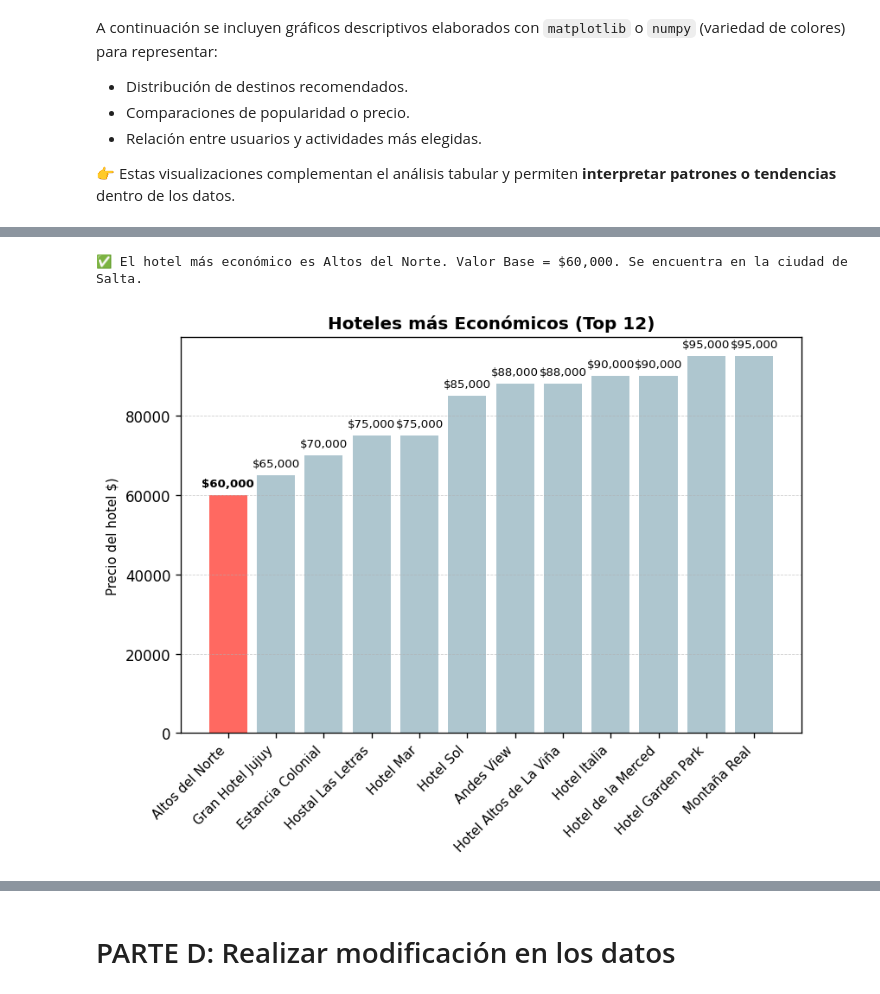
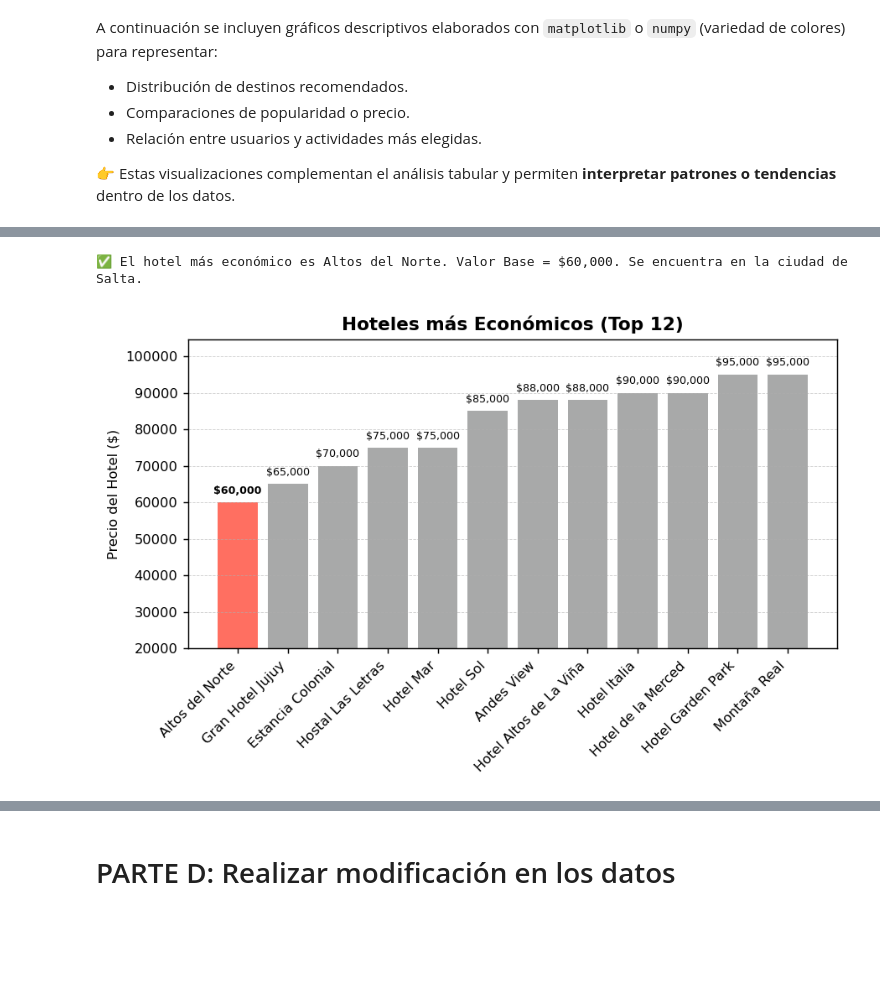
Before and after one commit to Delfina-Gonzalez/Recomendador-de-Viajes-Neo4j-Redis-MongoDB, a Jupyter notebook: notebooks/Trabajo_Integrador.ipynb, the cells around one changed output, grey strips where cells are left out. Saved outputs shown, nothing was run; the diff lists cells and outputs as text; code cells hidden in the pictures; blank space fills up the shorter version.

```diff
--- a/notebooks/Trabajo_Integrador.ipynb
+++ b/notebooks/Trabajo_Integrador.ipynb
@@ -1082,10 +1123,11 @@ if not df_destinos.empty:
 # %%
-
 # ---------- 2) Hotel más barato ----------
 # Buscamos el hotel con menor precio en la colección 'hoteles' de MongoDB
 def obtener_hotel_mas_barato(top_n):
     # Obtengo los hoteles ordenados por precio ascendente, limitando a top_n
-    cursor = db.hoteles.find({}, {"_id":0, "hotel_id":1, "nombre":1, "destino_id":1, "precio":1}).sort("precio", 1).limit(top_n)
+    cursor = db.hoteles.find(
+        {}, {"_id":0, "hotel_id":1, "nombre":1, "destino_id":1, "precio":1}
+    ).sort("precio", 1).limit(top_n)
     docs = list(cursor)
     if not docs:
         return pd.DataFrame()
@@ -1098,47 +1140,53 @@ df_hoteles_baratos = obtener_hotel_mas_barato(top_n=12)
 if df_hoteles_baratos.empty:
     print("⚠️ No hay datos de hoteles para graficar.")
 else:
     # 1. Localizar el más barato y su ciudad
     idx_min = df_hoteles_baratos["precio"].idxmin()
     min_hotel = df_hoteles_baratos.loc[idx_min, "nombre"]
     min_precio = df_hoteles_baratos.loc[idx_min, "precio"]
     min_id = df_hoteles_baratos.loc[idx_min, "destino_id"]
 
     ciudad_nombre = DESTINO_ID_A_CIUDAD.get(min_id, "Desconocida")
 
     print(f"✅ El hotel más económico es {min_hotel}. Valor Base = ${min_precio:,.0f}. Se encuentra en la ciudad de {ciudad_nombre}.")
 
-    plt.figure(figsize=(7, 5.5), dpi=120)
+    # 2. Crear figura más compacta
+    plt.figure(figsize=(7, 4.5), dpi=130)
 
-    # 3. Definir colores: Destacar el más barato
-    colores = np.array(['#AEC6CF'] * len(df_hoteles_baratos)) # Gris Azulado Pastel por defecto
-    colores[idx_min] = '#FF6961' # Rojo Pastel para destacar
+    # 3. Definir colores: destacar el más barato
+    colores = np.array(["#A8A9A9"] * len(df_hoteles_baratos))  # Azul pastel claro
+    colores[idx_min] = '#FF6F61'  # Rojo coral para el más barato
 
-    # 4. Crear el gráfico de barras (usando el array de colores)
+    # 4. Crear gráfico de barras
     bars = plt.bar(df_hoteles_baratos["nombre"], df_hoteles_baratos["precio"], color=colores)
 
-    # 5. Etiquetas de precio
+    # 5. Etiquetas de precios encima de cada barra
     for i, rect in enumerate(bars):
         h = rect.get_height()
-        # Muestra el precio con formato de miles ($15,000)
         plt.annotate(f"${int(h):,}",
                      xy=(rect.get_x() + rect.get_width()/2, h),
-                     xytext=(0,4),
+                     xytext=(0, 4),
                      textcoords="offset points",
-                     ha="center",
-                     va="bottom",
-                     fontsize=8,
-                     fontweight='bold' if i == idx_min else 'normal') # Negrita para el más barato
+                     ha="center", va="bottom",
+                     fontsize=7,
+                     fontweight='bold' if i == idx_min else 'normal')
 
+    # 🔹 Ajustar eje Y para que empiece en 20.000
+    y_min = 20000
+    y_max = df_hoteles_baratos["precio"].max() * 1.1
+    plt.ylim(y_min, y_max)
+
+    # 6. Etiquetas y estética
     plt.xticks(rotation=45, ha="right", fontsize=9)
-    plt.ylabel("Precio del hotel $)", size=9)
+    plt.ylabel("Precio del Hotel ($)", size=9)
     plt.title(f"Hoteles más Económicos (Top {len(df_hoteles_baratos)})", size=12, fontweight='bold')
     plt.grid(axis="y", linestyle="--", linewidth=0.5, alpha=0.6)
+    plt.yticks(fontsize=9)
     plt.tight_layout()
     plt.show()
 # %% [output]
 ✅ El hotel más económico es Altos del Norte. Valor Base = $60,000. Se encuentra en la ciudad de Salta.
-[figure, old version]
+[figure, new version]
 # %%
 def calcular_actividad_mas_popular():
     """Calcula la popularidad de actividades contando las reservas a partir del array 'actividades_ids' en la colección 'reservas' (MongoDB)."""
```
Also changed, not shown: parts of 12 cells of this notebook.
